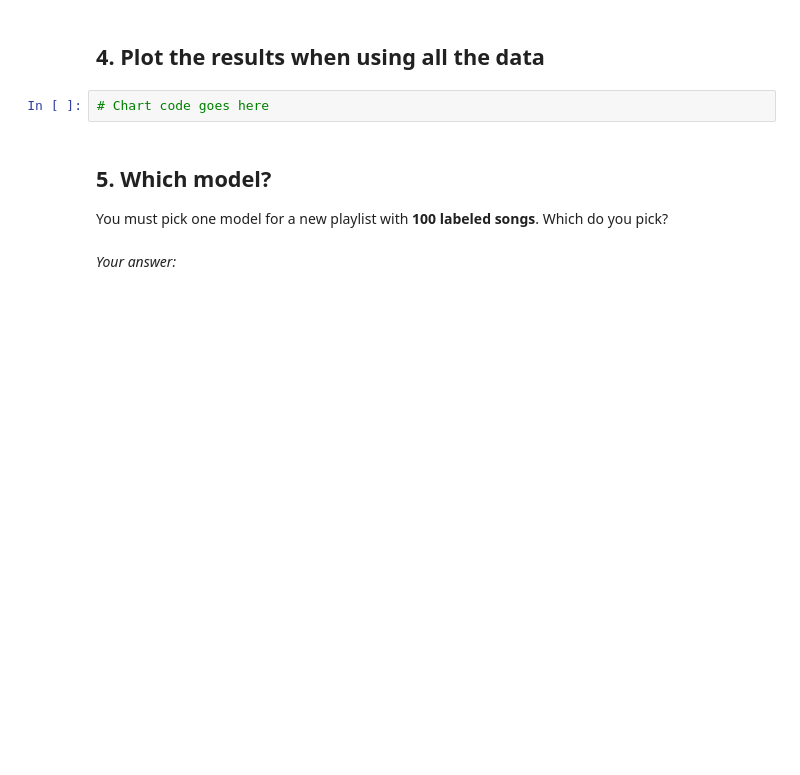
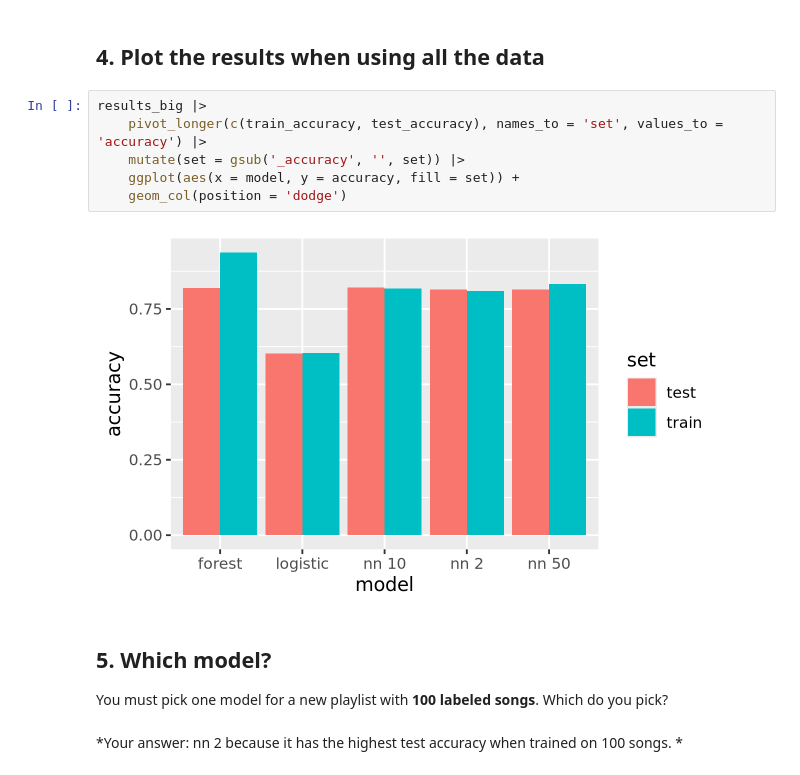
Before and after one commit to lillianytong/codespace, a Jupyter notebook: exercises/16-nn-exercise.ipynb, the cells around one changed output. Drawn from its saved outputs; the diff is of its cells as text; blank space fills up the shorter version.

```diff
--- a/exercises/16-nn-exercise.ipynb
+++ b/exercises/16-nn-exercise.ipynb
@@ -116,10 +144,16 @@ Run `compare_models()` again, with all of `train` (about 5,500 songs).
 # %% [markdown]
 ## 4. Plot the results when using all the data
 # %%
-# Chart code goes here
+results_big |>
+    pivot_longer(c(train_accuracy, test_accuracy), names_to = 'set', values_to = 'accuracy') |>
+    mutate(set = gsub('_accuracy', '', set)) |>
+    ggplot(aes(x = model, y = accuracy, fill = set)) +
+    geom_col(position = 'dodge')
+# %% [output]
+[figure, added]
 # %% [markdown]
 ## 5. Which model?
 
 You must pick one model for a new playlist with **100 labeled songs**. Which do you pick?
 # %% [markdown]
-*Your answer:*
+*Your answer: nn 2 because it has the highest test accuracy when trained on 100 songs. *
```
Also changed, not shown: parts of 4 cells of this notebook, 1 other file.
